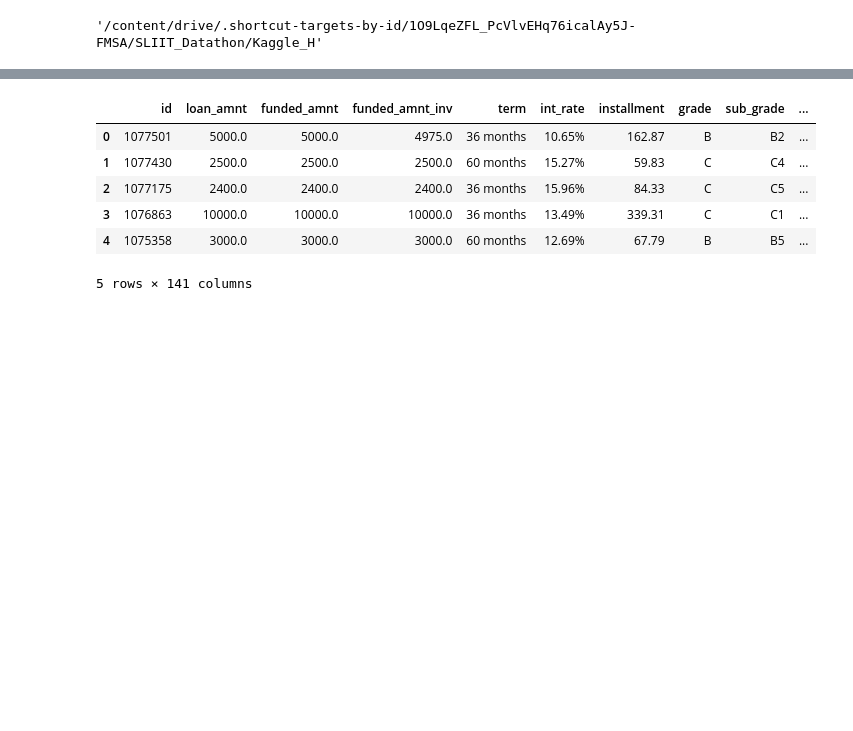
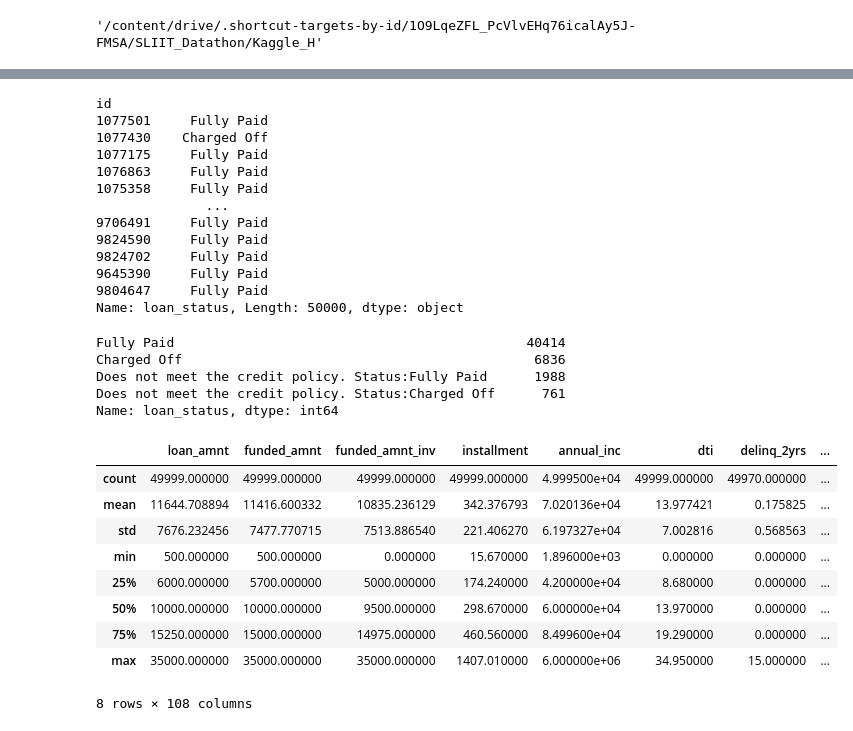
Before and after one commit to hansa31/Datathon2022, a Jupyter notebook: DatathonHansa.ipynb, the cells around one changed output, grey strips where cells are left out. Saved outputs shown, nothing was run; the diff lists cells and outputs as text; code cells hidden in the pictures; blank space fills up the shorter version.

```diff
--- a/DatathonHansa.ipynb
+++ b/DatathonHansa.ipynb
@@ -41,11 +66,43 @@ import numpy as np
 # %%
-df = pd.read_csv('/content/drive/MyDrive/SLIIT_Datathon/Data/Loan_status_chunk1.csv')
-df.head()
+df1 = pd.read_csv('/content/drive/MyDrive/SLIIT_Datathon/Data/Loan_status_chunk1.csv',index_col=0,low_memory=False)
+#df1.head()
+#df1.iloc[:,41]
+
+#loan status
+df1.loc[:,'loan_status']    #targeted one
 # %% [output]
-|  | id | loan_amnt | funded_amnt | funded_amnt_inv | term | int_rate | installment | grade | sub_grade | ... |
-| 0 | 1077501 | 5000.0 | 5000.0 | 4975.0 | 36 months | 10.65% | 162.87 | B | B2 | ... |
-| 1 | 1077430 | 2500.0 | 2500.0 | 2500.0 | 60 months | 15.27% | 59.83 | C | C4 | ... |
-| 2 | 1077175 | 2400.0 | 2400.0 | 2400.0 | 36 months | 15.96% | 84.33 | C | C5 | ... |
-| 3 | 1076863 | 10000.0 | 10000.0 | 10000.0 | 36 months | 13.49% | 339.31 | C | C1 | ... |
-| 4 | 1075358 | 3000.0 | 3000.0 | 3000.0 | 60 months | 12.69% | 67.79 | B | B5 | ... |
-5 rows × 141 columns
+id
+1077501     Fully Paid
+1077430    Charged Off
+1077175     Fully Paid
+1076863     Fully Paid
+1075358     Fully Paid
+              ...
+9706491     Fully Paid
+9824590     Fully Paid
+9824702     Fully Paid
+9645390     Fully Paid
+9804647     Fully Paid
+Name: loan_status, Length: 50000, dtype: object
+# %%
+df1['loan_status'].value_counts()
+# %% [output]
+Fully Paid                                             40414
+Charged Off                                             6836
+Does not meet the credit policy. Status:Fully Paid      1988
+Does not meet the credit policy. Status:Charged Off      761
+Name: loan_status, dtype: int64
+# %%
+# Manual exploration
+df1.describe()
+# %% [output]
+|  | loan_amnt | funded_amnt | funded_amnt_inv | installment | annual_inc | dti | delinq_2yrs | ... |
+| count | 49999.000000 | 49999.000000 | 49999.000000 | 49999.000000 | 4.999500e+04 | 49999.000000 | 49970.000000 | ... |
+| mean | 11644.708894 | 11416.600332 | 10835.236129 | 342.376793 | 7.020136e+04 | 13.977421 | 0.175825 | ... |
+| std | 7676.232456 | 7477.770715 | 7513.886540 | 221.406270 | 6.197327e+04 | 7.002816 | 0.568563 | ... |
+| min | 500.000000 | 500.000000 | 0.000000 | 15.670000 | 1.896000e+03 | 0.000000 | 0.000000 | ... |
+| 25% | 6000.000000 | 5700.000000 | 5000.000000 | 174.240000 | 4.200000e+04 | 8.680000 | 0.000000 | ... |
+| 50% | 10000.000000 | 10000.000000 | 9500.000000 | 298.670000 | 6.000000e+04 | 13.970000 | 0.000000 | ... |
+| 75% | 15250.000000 | 15000.000000 | 14975.000000 | 460.560000 | 8.499600e+04 | 19.290000 | 0.000000 | ... |
+| max | 35000.000000 | 35000.000000 | 35000.000000 | 1407.010000 | 6.000000e+06 | 34.950000 | 15.000000 | ... |
+8 rows × 108 columns
```
Also changed, not shown: parts of 10 cells of this notebook.
